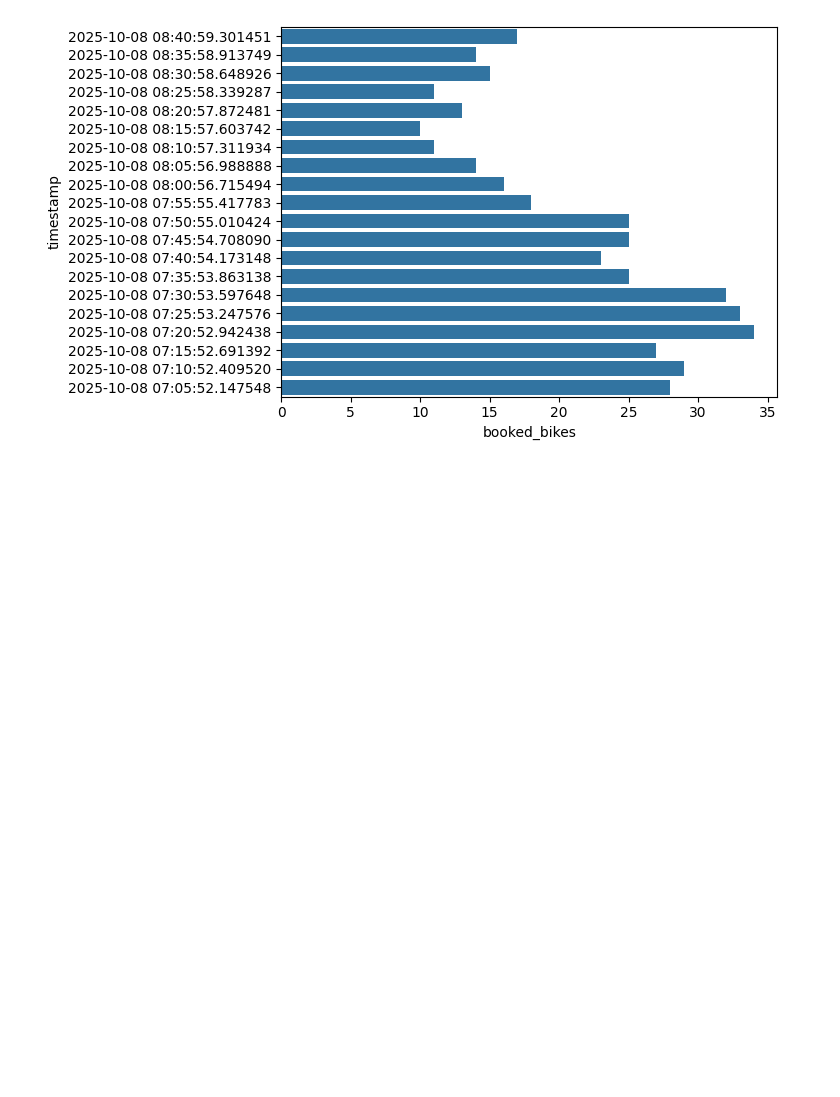
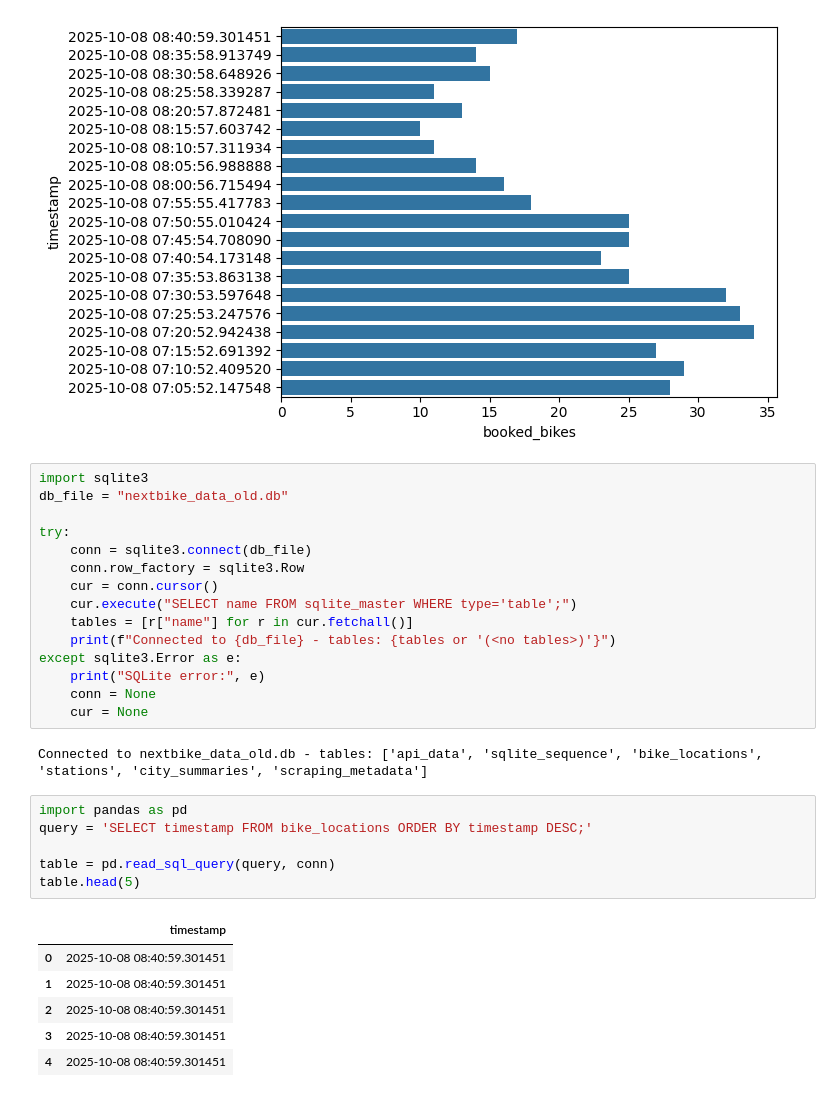
Before and after one commit to Bemnyyy/Projektarbeit, a Jupyter notebook: Test_nextbike_notebook.ipynb, the cells around one changed output. Drawn from its saved outputs; the diff is of its cells as text; blank space fills up the shorter version.

```diff
--- a/Test_nextbike_notebook.ipynb
+++ b/Test_nextbike_notebook.ipynb
@@ -64,3 +64,33 @@ sns.barplot(data=top5, x="booked_bikes", y="timestamp")
 plt.show()
 # %% [output]
 [figure]
+# %%
+import sqlite3
+db_file = "nextbike_data_old.db"
+
+try:
+    conn = sqlite3.connect(db_file)
+    conn.row_factory = sqlite3.Row
+    cur = conn.cursor()
+    cur.execute("SELECT name FROM sqlite_master WHERE type='table';")
+    tables = [r["name"] for r in cur.fetchall()]
+    print(f"Connected to {db_file} - tables: {tables or '(<no tables>)'}")
+except sqlite3.Error as e:
+    print("SQLite error:", e)
+    conn = None
+    cur = None
+# %% [output]
+Connected to nextbike_data_old.db - tables: ['api_data', 'sqlite_sequence', 'bike_locations', 'stations', 'city_summaries', 'scraping_metadata']
+# %%
+import pandas as pd
+query = 'SELECT timestamp FROM bike_locations ORDER BY timestamp DESC;'
+
+table = pd.read_sql_query(query, conn)
+table.head(5)
+# %% [output]
+|  | timestamp |
+| 0 | 2025-10-08 08:40:59.301451 |
+| 1 | 2025-10-08 08:40:59.301451 |
+| 2 | 2025-10-08 08:40:59.301451 |
+| 3 | 2025-10-08 08:40:59.301451 |
+| 4 | 2025-10-08 08:40:59.301451 |
```
Also changed, not shown: 2 other files.
